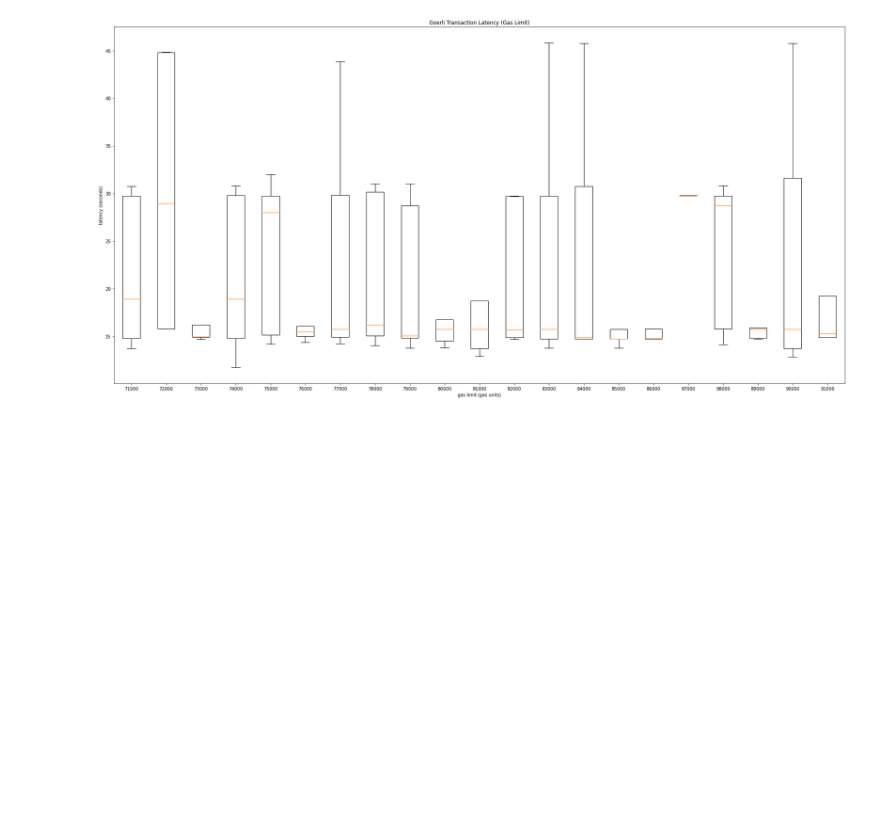
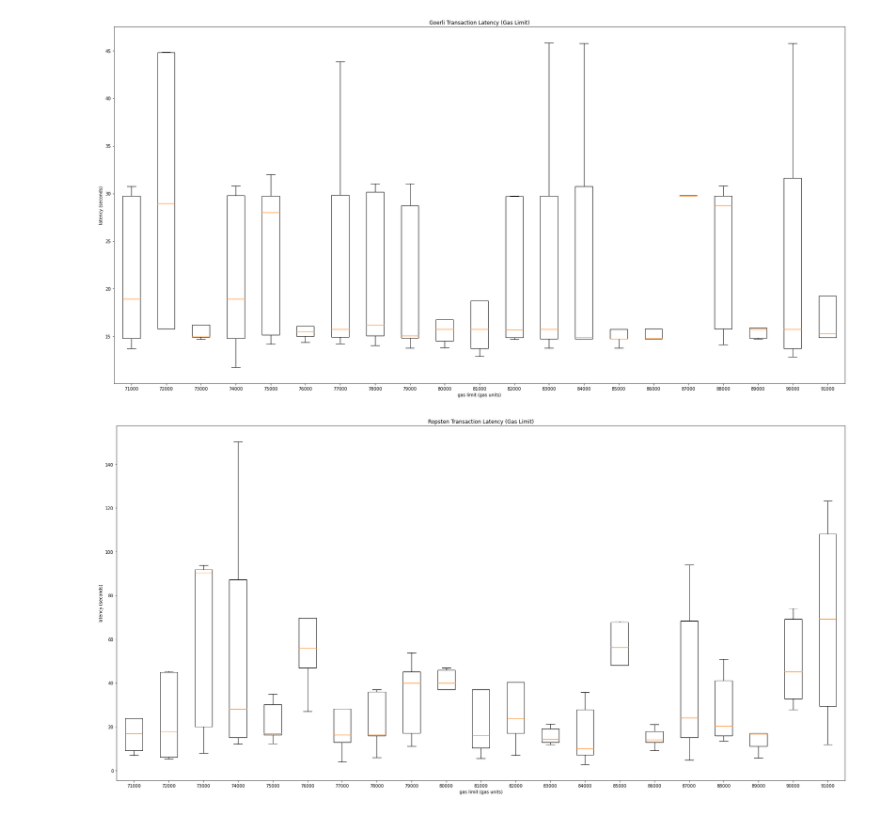
Before and after one commit to echai58/cs512-final-project, a Jupyter notebook: data_visualization/latency_analysis.ipynb, the cells around one changed output. Cells and saved outputs as stored; diff of their text form; code cells hidden in the pictures; blank space fills up the shorter version.

Commit message:
ropsten gas limit box plot

```diff
--- a/data_visualization/latency_analysis.ipynb
+++ b/data_visualization/latency_analysis.ipynb
@@ -40,7 +40,7 @@ def plot_limit_latency(csv_file, graph_title):
     gp_lat = {}
 
     for _ , row in df.iterrows():
-        gasprice = round(row[2] * 1e9)
+        gasprice = row[2]
         latency = row[3]
 
         if gasprice not in gp_lat:
@@ -60,3 +60,7 @@ def plot_limit_latency(csv_file, graph_title):
 plot_limit_latency('GOERLI-LIMIT-DATA.csv', 'Goerli Transaction Latency (Gas Limit)')
 # %% [output]
 [figure]
+# %%
+plot_limit_latency('ROPSTEN-LIMIT-DATA.csv', 'Ropsten Transaction Latency (Gas Limit)')
+# %% [output]
+[figure, added]
```
Also changed, not shown: 2 other files.
